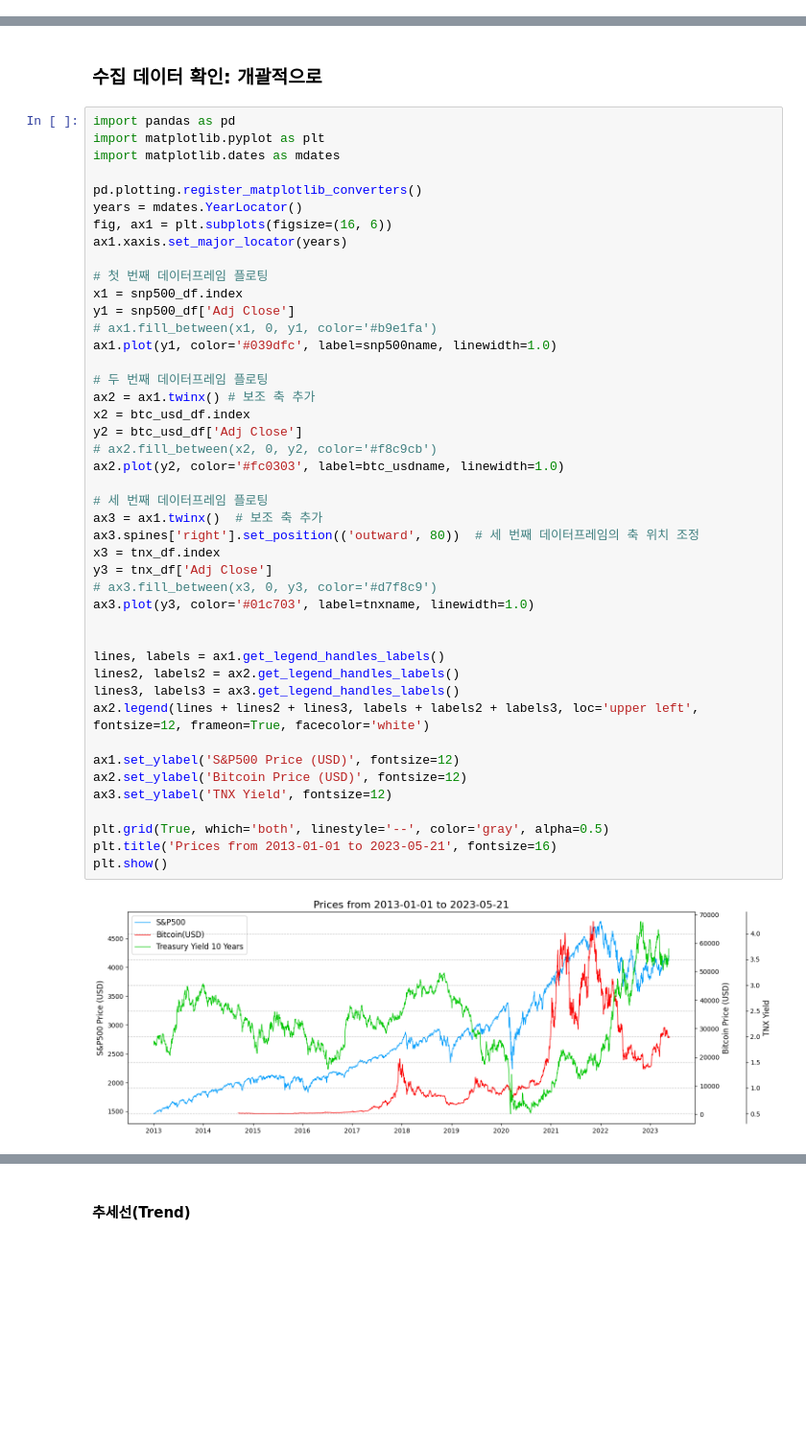
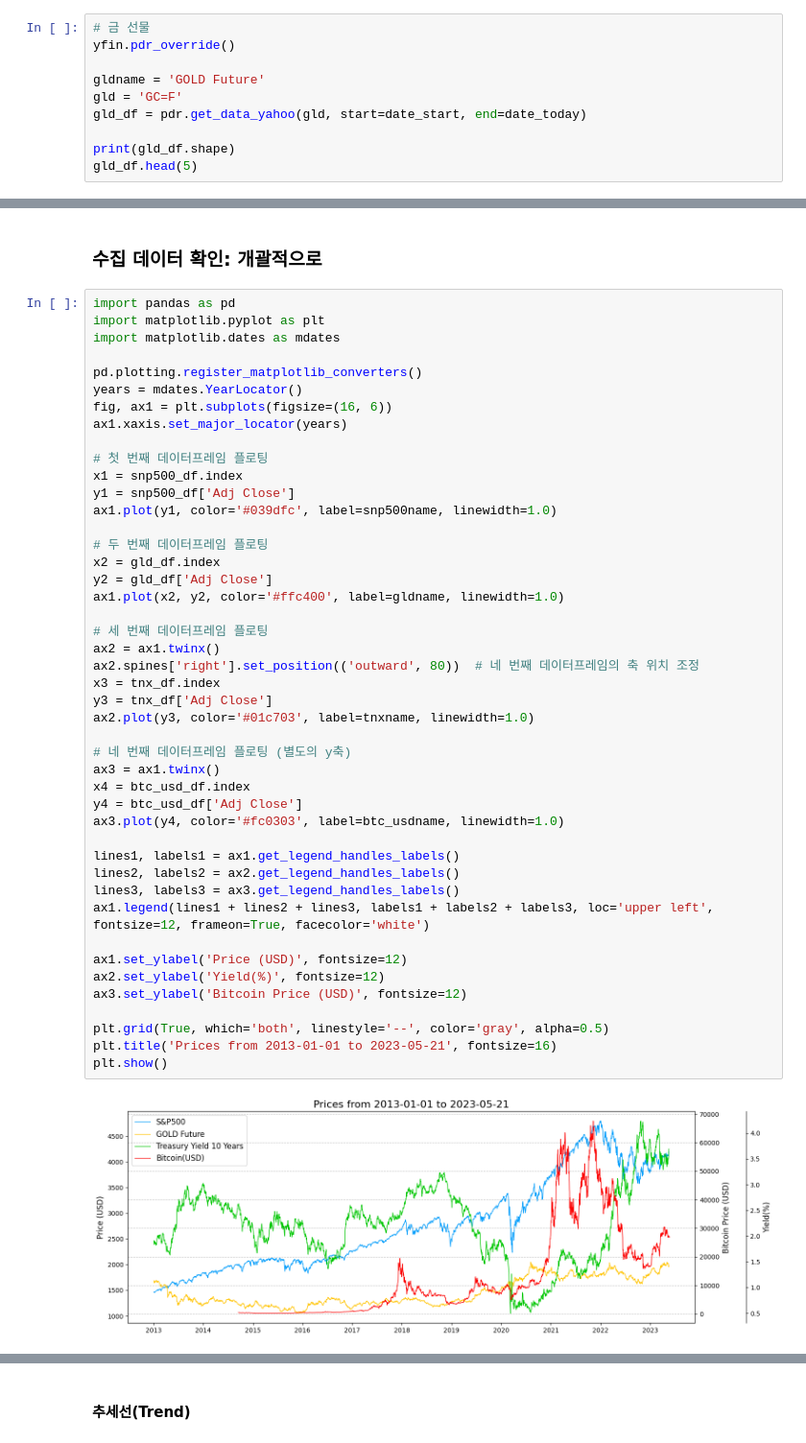
Before and after one commit to young1ll/time-series-da, a Jupyter notebook: upbitAnalyzer_data_analysis_report.ipynb, the cells around one changed output, grey strips where cells are left out. Shown at 96% size. Cells and saved outputs as stored; diff of their text form; blank space fills up the shorter version.

```diff
--- a/upbitAnalyzer_data_analysis_report.ipynb
+++ b/upbitAnalyzer_data_analysis_report.ipynb
@@ -168,3 +177,13 @@ tnx_df.head(5)
 | 2013-01-04 | 1.952 | 1.965 | 1.911 | 1.915 | 1.915 | 0 |
 | 2013-01-07 | 1.904 | 1.917 | 1.892 | 1.903 | 1.903 | 0 |
 | 2013-01-08 | 1.894 | 1.894 | 1.864 | 1.871 | 1.871 | 0 |
+# %%
+# 금 선물
+yfin.pdr_override()
+
+gldname = 'GOLD Future'
+gld = 'GC=F'
+gld_df = pdr.get_data_yahoo(gld, start=date_start, end=date_today)
+
+print(gld_df.shape)
+gld_df.head(5)
@@ -173,46 +202,47 @@ tnx_df.head(5)
 # %%
 import pandas as pd
 import matplotlib.pyplot as plt
 import matplotlib.dates as mdates
 
 pd.plotting.register_matplotlib_converters()
 years = mdates.YearLocator()
 fig, ax1 = plt.subplots(figsize=(16, 6))
 ax1.xaxis.set_major_locator(years)
 
 # 첫 번째 데이터프레임 플로팅
 x1 = snp500_df.index
 y1 = snp500_df['Adj Close']
-# ax1.fill_between(x1, 0, y1, color='#b9e1fa')
 ax1.plot(y1, color='#039dfc', label=snp500name, linewidth=1.0)
 
 # 두 번째 데이터프레임 플로팅
-ax2 = ax1.twinx() # 보조 축 추가
-x2 = btc_usd_df.index
-y2 = btc_usd_df['Adj Close']
-# ax2.fill_between(x2, 0, y2, color='#f8c9cb')
-ax2.plot(y2, color='#fc0303', label=btc_usdname, linewidth=1.0)
+x2 = gld_df.index
+y2 = gld_df['Adj Close']
+ax1.plot(x2, y2, color='#ffc400', label=gldname, linewidth=1.0)
 
 # 세 번째 데이터프레임 플로팅
-ax3 = ax1.twinx()  # 보조 축 추가
-ax3.spines['right'].set_position(('outward', 80))  # 세 번째 데이터프레임의 축 위치 조정
+ax2 = ax1.twinx()
+ax2.spines['right'].set_position(('outward', 80))  # 네 번째 데이터프레임의 축 위치 조정
 x3 = tnx_df.index
 y3 = tnx_df['Adj Close']
-# ax3.fill_between(x3, 0, y3, color='#d7f8c9')
-ax3.plot(y3, color='#01c703', label=tnxname, linewidth=1.0)
+ax2.plot(y3, color='#01c703', label=tnxname, linewidth=1.0)
 
+# 네 번째 데이터프레임 플로팅 (별도의 y축)
+ax3 = ax1.twinx()
+x4 = btc_usd_df.index
+y4 = btc_usd_df['Adj Close']
+ax3.plot(y4, color='#fc0303', label=btc_usdname, linewidth=1.0)
 
-lines, labels = ax1.get_legend_handles_labels()
+lines1, labels1 = ax1.get_legend_handles_labels()
 lines2, labels2 = ax2.get_legend_handles_labels()
 lines3, labels3 = ax3.get_legend_handles_labels()
-ax2.legend(lines + lines2 + lines3, labels + labels2 + labels3, loc='upper left', fontsize=12, frameon=True, facecolor='white')
+ax1.legend(lines1 + lines2 + lines3, labels1 + labels2 + labels3, loc='upper left', fontsize=12, frameon=True, facecolor='white')
 
-ax1.set_ylabel('S&P500 Price (USD)', fontsize=12)
-ax2.set_ylabel('Bitcoin Price (USD)', fontsize=12)
-ax3.set_ylabel('TNX Yield', fontsize=12)
+ax1.set_ylabel('Price (USD)', fontsize=12)
+ax2.set_ylabel('Yield(%)', fontsize=12)
+ax3.set_ylabel('Bitcoin Price (USD)', fontsize=12)
 
 plt.grid(True, which='both', linestyle='--', color='gray', alpha=0.5)
 plt.title('Prices from 2013-01-01 to 2023-05-21', fontsize=16)
 plt.show()
 # %% [output]
-[figure, old version]
+[figure, new version]
```
Also changed, not shown: parts of 69 cells of this notebook.
